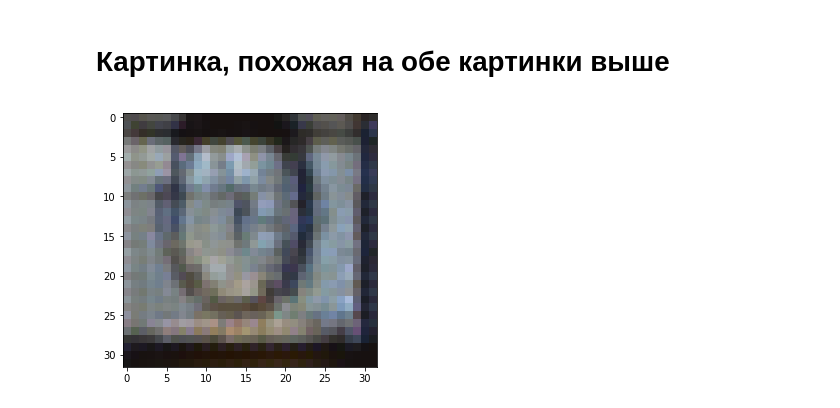
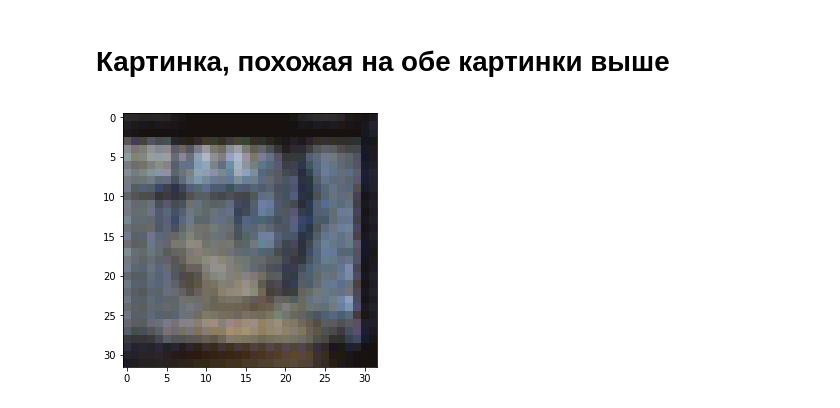
Before and after one commit to nakhodnov17/Samsung-Task, a Jupyter notebook: Samsung. Task 1..ipynb, the cells around one changed output. Drawn from its saved outputs; the diff is of its cells as text; code cells hidden in the pictures.

```diff
--- a/Samsung. Task 1..ipynb
+++ b/Samsung. Task 1..ipynb
@@ -625,9 +625,9 @@ latent_two, indices_two = model_vae.get_latent_repres(Variable(sample_two.view(1
 # %% [markdown]
 # Картинка, похожая на обе картинки выше
 # %%
-alpha = Variable(torch.Tensor([0.5])).cuda()
+alpha = Variable(torch.Tensor([0.7])).cuda()
 new_sample = alpha * latent_one + (1 - alpha) * latent_two
 result = model_vae.transform_from_latent(new_sample, indices)
 plot_result_from_model(model_vae, result.data[0], False)
 # %% [output]
-[figure, old version]
+[figure, new version]
```
